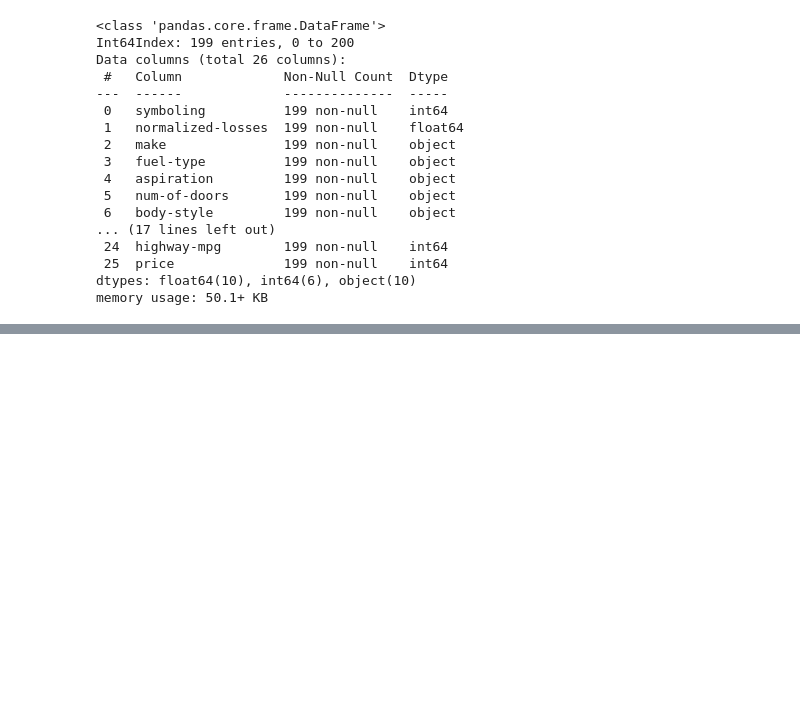
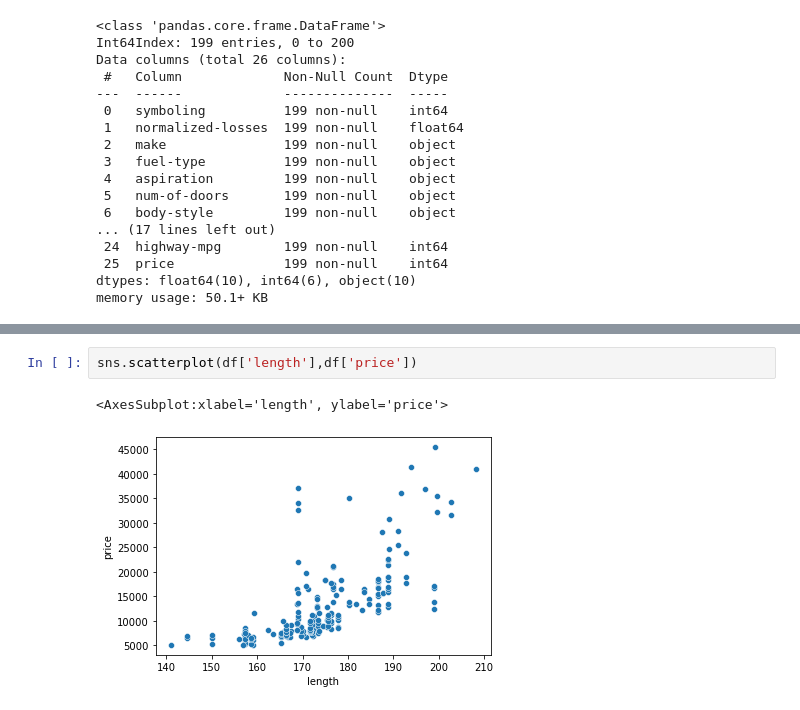
Before and after one commit to viveklil/Car_Price_Analysis, a Jupyter notebook: Car_Price_Analysis.ipynb, the cells around one changed output, grey strips where cells are left out. Saved outputs shown, nothing was run; the diff lists cells and outputs as text; blank space fills up the shorter version.

```diff
--- a/Car_Price_Analysis.ipynb
+++ b/Car_Price_Analysis.ipynb
@@ -469,0 +510,5 @@ for i in numerical:
+# %%
+sns.scatterplot(df['length'],df['price'])
+# %% [output]
+<AxesSubplot:xlabel='length', ylabel='price'>
+[figure, added]
```
Also changed, not shown: parts of 22 cells of this notebook.
